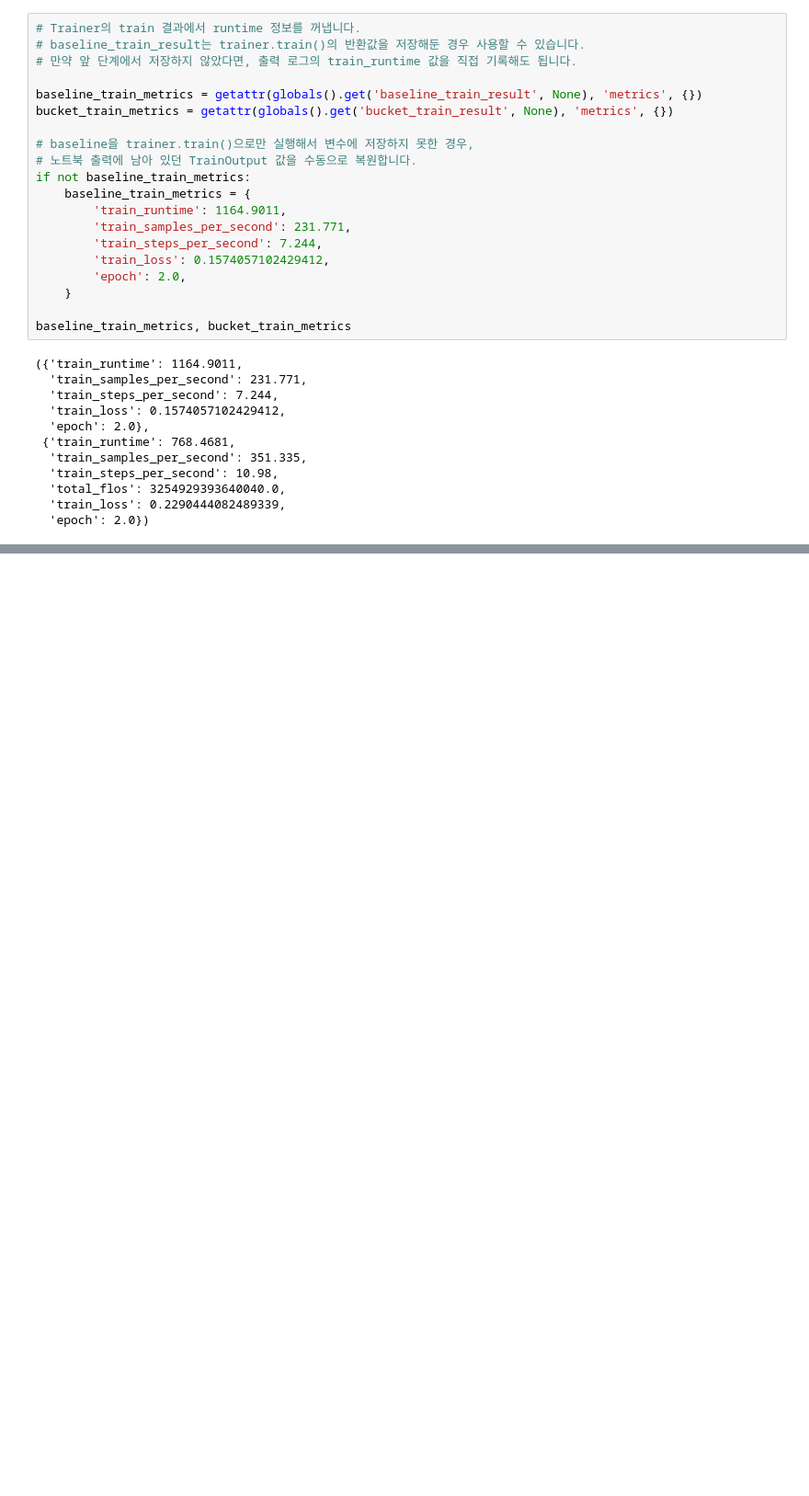
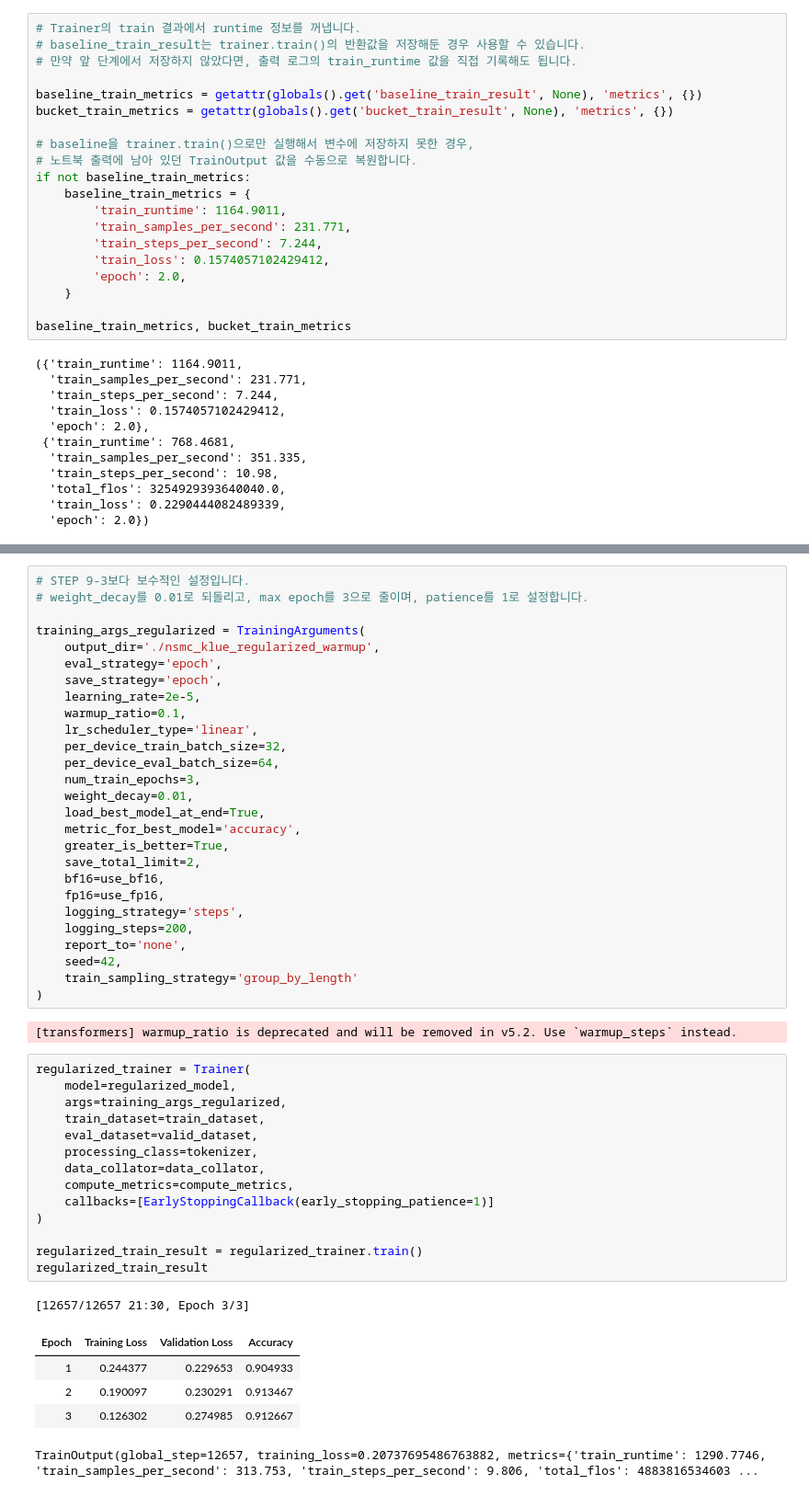
Before and after one commit to Dan-Hwang/AIFFEL_quest_eng, a Jupyter notebook: NLP/NLP05/nsmc_klue_bert_project_step.ipynb, the cells around one changed output, grey strips where cells are left out. Shown at 92% size. Drawn from its saved outputs; the diff is of its cells as text; blank space fills up the shorter version.

```diff
--- a/NLP/NLP05/nsmc_klue_bert_project_step.ipynb
+++ b/NLP/NLP05/nsmc_klue_bert_project_step.ipynb
@@ -805,0 +1227,50 @@ print('saved: nsmc_klue_result_comparison.csv')
+# %%
+# STEP 9-3보다 보수적인 설정입니다.
+# weight_decay를 0.01로 되돌리고, max epoch를 3으로 줄이며, patience를 1로 설정합니다.
+
+training_args_regularized = TrainingArguments(
+    output_dir='./nsmc_klue_regularized_warmup',
+    eval_strategy='epoch',
+    save_strategy='epoch',
+    learning_rate=2e-5,
+    warmup_ratio=0.1,
+    lr_scheduler_type='linear',
+    per_device_train_batch_size=32,
+    per_device_eval_batch_size=64,
+    num_train_epochs=3,
+    weight_decay=0.01,
+    load_best_model_at_end=True,
+    metric_for_best_model='accuracy',
+    greater_is_better=True,
+    save_total_limit=2,
+    bf16=use_bf16,
+    fp16=use_fp16,
+    logging_strategy='steps',
+    logging_steps=200,
+    report_to='none',
+    seed=42,
+    train_sampling_strategy='group_by_length'
+)
+# %% [output]
+[transformers] warmup_ratio is deprecated and will be removed in v5.2. Use `warmup_steps` instead.
+# %%
+regularized_trainer = Trainer(
+    model=regularized_model,
+    args=training_args_regularized,
+    train_dataset=train_dataset,
+    eval_dataset=valid_dataset,
+    processing_class=tokenizer,
+    data_collator=data_collator,
+    compute_metrics=compute_metrics,
+    callbacks=[EarlyStoppingCallback(early_stopping_patience=1)]
+)
+
+regularized_train_result = regularized_trainer.train()
+regularized_train_result
+# %% [output]
+[12657/12657 21:30, Epoch 3/3]
+| Epoch | Training Loss | Validation Loss | Accuracy |
+| 1 | 0.244377 | 0.229653 | 0.904933 |
+| 2 | 0.190097 | 0.230291 | 0.913467 |
+| 3 | 0.126302 | 0.274985 | 0.912667 |
+TrainOutput(global_step=12657, training_loss=0.20737695486763882, metrics={'train_runtime': 1290.7746, 'train_samples_per_second': 313.753, 'train_steps_per_second': 9.806, 'total_flos': 4883816534603 ...
```
Also changed, not shown: parts of 33 cells of this notebook, 33 other files.
